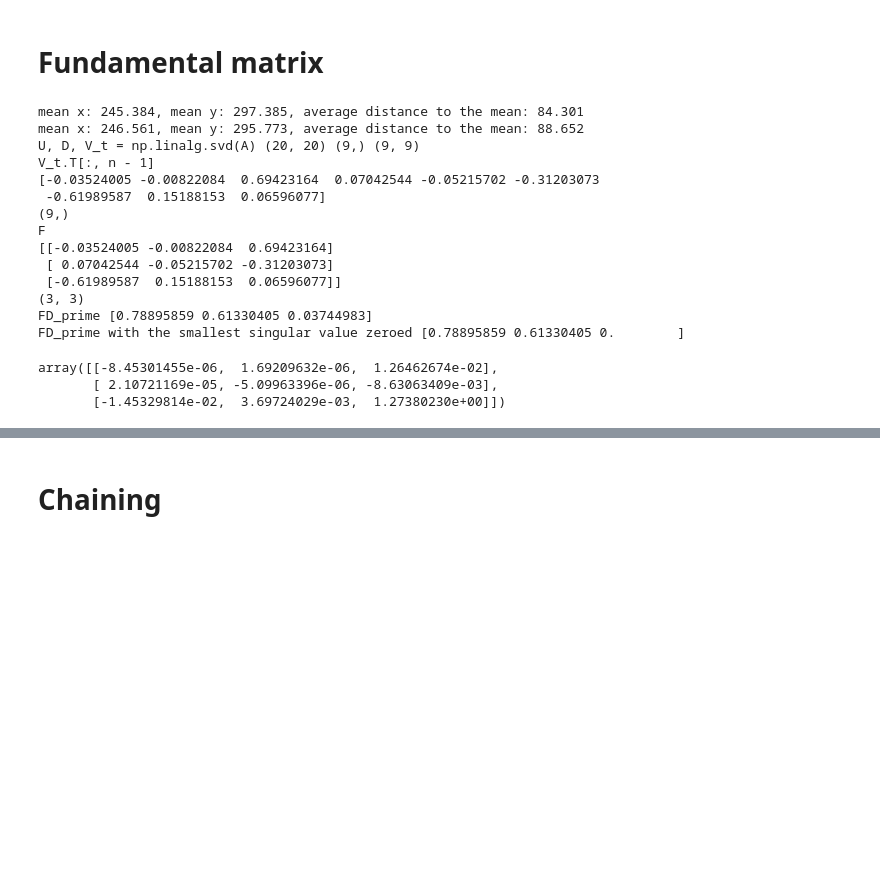
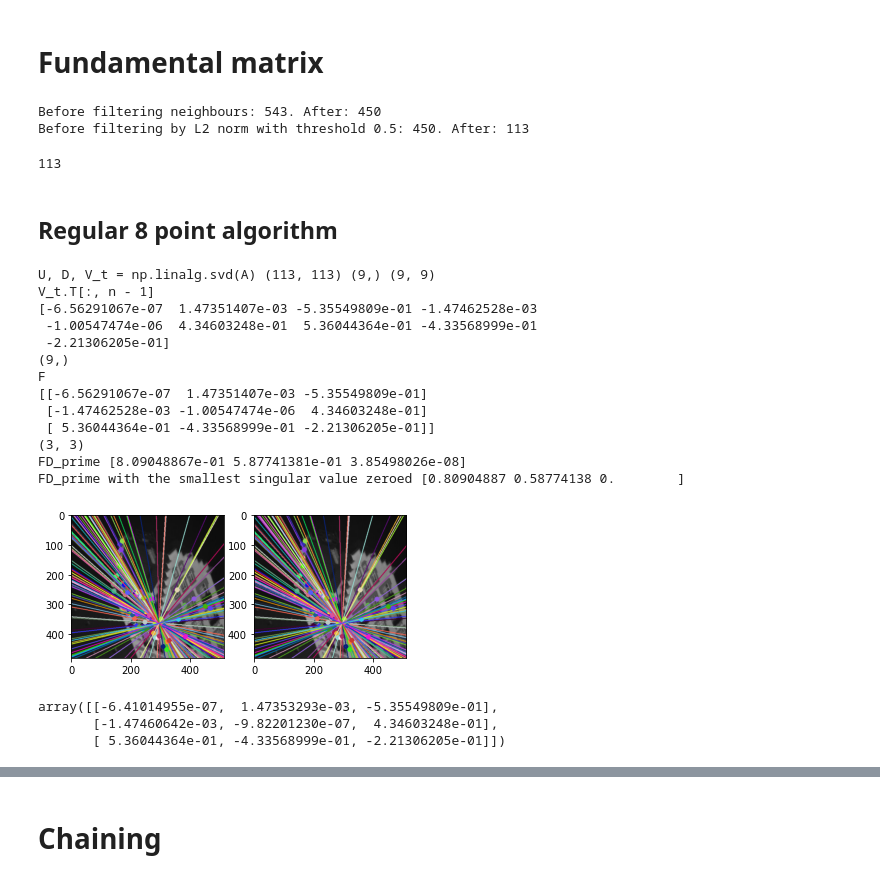
Before and after one commit to OlegBEZb/CV2_UVA_assignments, a Jupyter notebook: assignment2/src/detailed_experiments.ipynb, the cells around one changed output, grey strips where cells are left out. Drawn from its saved outputs; the diff is of its cells as text; code cells hidden in the pictures; blank space fills up the shorter version.

Commit message:
updated fundamental matrix code. added images

```diff
--- a/assignment2/src/detailed_experiments.ipynb
+++ b/assignment2/src/detailed_experiments.ipynb
@@ -136,24 +136,17 @@ normalize_points(matched_points2_norm);
 mean x: 0.0, mean y: -0.0, average distance to the mean: 1.414
 # %% [markdown]
 # Fundamental matrix
-# %%
-F_ours = get_fundamental_matrix(matched_points1, matched_points2, normalize=True)
-F_ours
-# %% [output]
-mean x: 245.384, mean y: 297.385, average distance to the mean: 84.301
-mean x: 246.561, mean y: 295.773, average distance to the mean: 88.652
-U, D, V_t = np.linalg.svd(A) (20, 20) (9,) (9, 9)
-V_t.T[:, n - 1]
-[-0.03524005 -0.00822084  0.69423164  0.07042544 -0.05215702 -0.31203073
- -0.61989587  0.15188153  0.06596077]
-(9,)
-F
-[[-0.03524005 -0.00822084  0.69423164]
- [ 0.07042544 -0.05215702 -0.31203073]
- [-0.61989587  0.15188153  0.06596077]]
-(3, 3)
-FD_prime [0.78895859 0.61330405 0.03744983]
-FD_prime with the smallest singular value zeroed [0.78895859 0.61330405 0.        ]
-array([[-8.45301455e-06,  1.69209632e-06,  1.26462674e-02],
-       [ 2.10721169e-05, -5.09963396e-06, -8.63063409e-03],
-       [-1.45329814e-02,  3.69724029e-03,  1.27380230e+00]])
+# %%
+matches, matched_points1, matched_points2, kp1, kp2 = keypoint_matcher(image1, image2,
+                                                                       n_points=-1,
+                                                                       distance_threshold=0.5,
+                                                                       random_selection=False,
+                                                                       filter_neighbours=True,
+                                                                       draw_matches=False)
+# %% [output]
+Before filtering neighbours: 543. After: 450
+Before filtering by L2 norm with threshold 0.5: 450. After: 113
+# %%
+len(matches)
+# %% [output]
+113
@@ -160,3 +155,43 @@ array([[-8.45301455e-06,  1.69209632e-06,  1.26462674e-02],
+# %% [markdown]
+## Regular 8 point algorithm
+# %%
+# Regular 8 point algorithm
+F = get_fundamental_matrix(matched_points1, matched_points2, normalize=False)
+lines1 = cv.computeCorrespondEpilines(np.array(matched_points1), 2, F)
+lines1 = lines1.reshape(-1, 3)
+colors = random_colors(lines1)
+img5, _ = drawlines(image1, image2, lines1,
+                    matched_points1, matched_points2, colors)
+lines2 = cv.computeCorrespondEpilines(np.array(matched_points2), 1, F)
+lines2 = lines2.reshape(-1, 3)
+img3, _ = drawlines(image2, image1, lines2,
+                    matched_points2, matched_points1, colors)
+plt.subplot(121), plt.imshow(img5)
+plt.subplot(122), plt.imshow(img3)
+final = cv.hconcat((img5, img3))
+cv.imwrite('../images/8point.png', final)
+plt.show()
+# %% [output]
+U, D, V_t = np.linalg.svd(A) (113, 113) (9,) (9, 9)
+V_t.T[:, n - 1]
+[-6.56291067e-07  1.47351407e-03 -5.35549809e-01 -1.47462528e-03
+ -1.00547474e-06  4.34603248e-01  5.36044364e-01 -4.33568999e-01
+ -2.21306205e-01]
+(9,)
+F
+[[-6.56291067e-07  1.47351407e-03 -5.35549809e-01]
+ [-1.47462528e-03 -1.00547474e-06  4.34603248e-01]
+ [ 5.36044364e-01 -4.33568999e-01 -2.21306205e-01]]
+(3, 3)
+FD_prime [8.09048867e-01 5.87741381e-01 3.85498026e-08]
+FD_prime with the smallest singular value zeroed [0.80904887 0.58774138 0.        ]
+[figure, added]
+# %%
+F
+# %% [output]
+array([[-6.41014955e-07,  1.47353293e-03, -5.35549809e-01],
+       [-1.47460642e-03, -9.82201230e-07,  4.34603248e-01],
+       [ 5.36044364e-01, -4.33568999e-01, -2.21306205e-01]])
 # %%
 F_cv = cv.findFundamentalMat(np.float64(matched_points1), np.float64(matched_points2), cv.FM_8POINT)[0]
 F_cv
```
Also changed, not shown: parts of 31 cells of this notebook, 5 other files.
